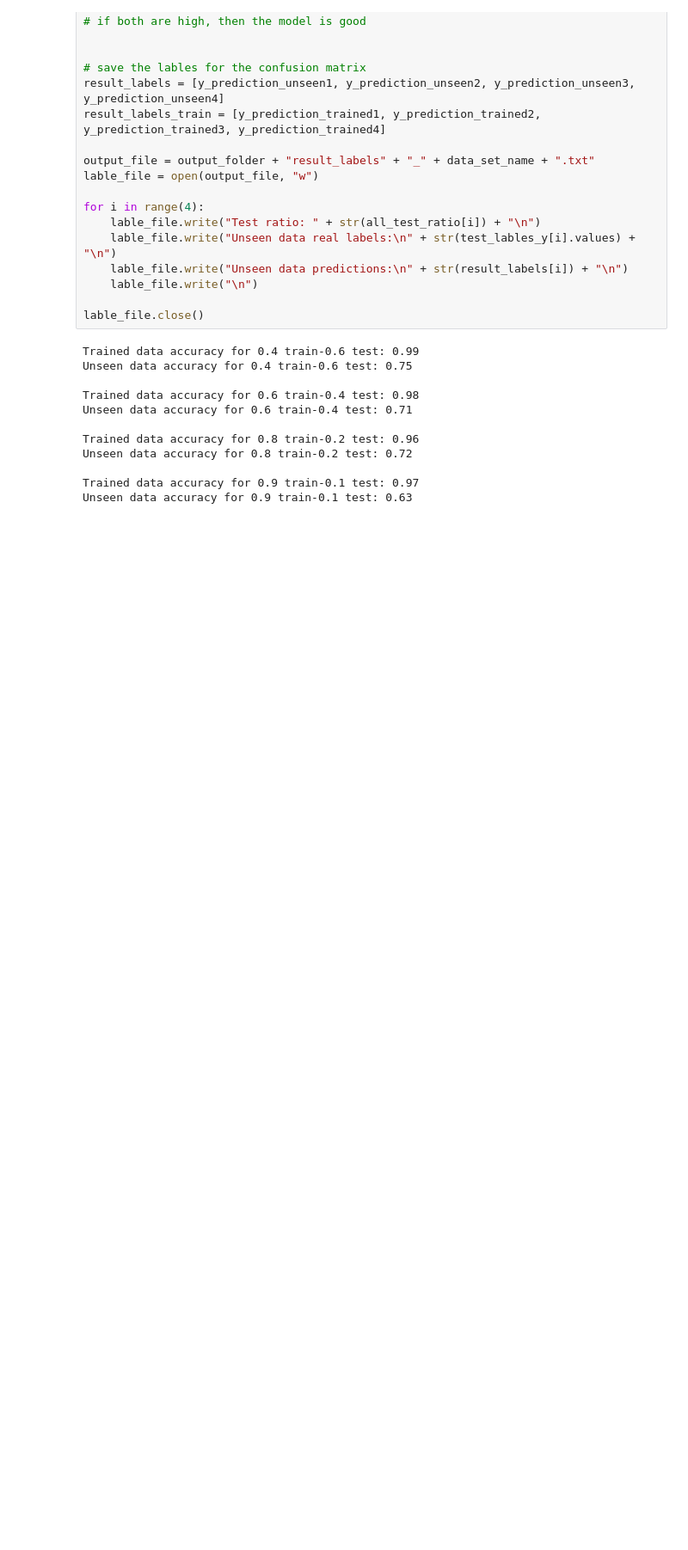
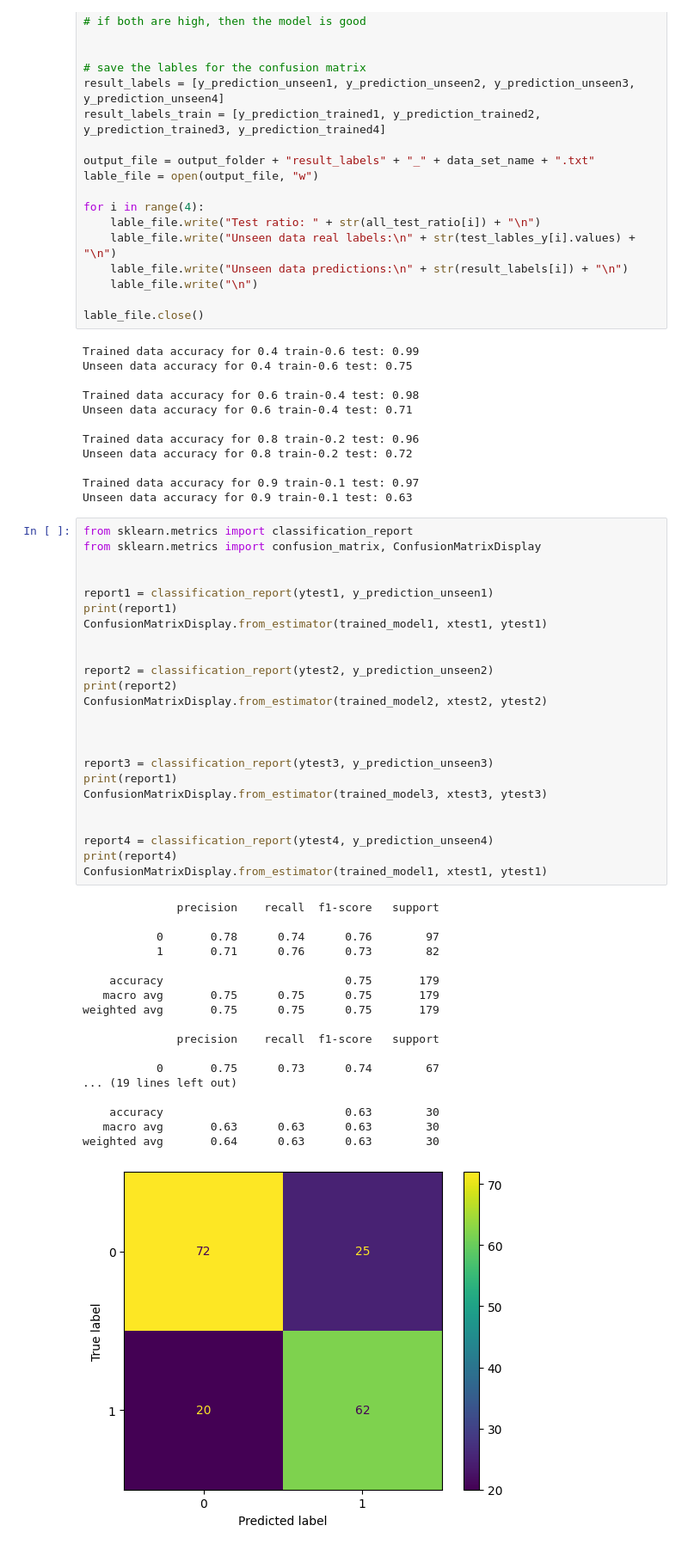
Before and after one commit to IamTpG/decision-tree, a Jupyter notebook: source/model/heart-disease-model.ipynb, the cells around one changed output. Shown at 86% size. Drawn from its saved outputs; the diff is of its cells as text; blank space fills up the shorter version.

Commit message:
report and matrix 3 database

```diff
--- a/source/model/heart-disease-model.ipynb
+++ b/source/model/heart-disease-model.ipynb
@@ -191,3 +191,46 @@ Unseen data accuracy for 0.8 train-0.2 test: 0.72
 
 Trained data accuracy for 0.9 train-0.1 test: 0.97
 Unseen data accuracy for 0.9 train-0.1 test: 0.63
+# %%
+from sklearn.metrics import classification_report
+from sklearn.metrics import confusion_matrix, ConfusionMatrixDisplay
+
+
+report1 = classification_report(ytest1, y_prediction_unseen1)
+print(report1)
+ConfusionMatrixDisplay.from_estimator(trained_model1, xtest1, ytest1)
+
+
+report2 = classification_report(ytest2, y_prediction_unseen2)
+print(report2)
+ConfusionMatrixDisplay.from_estimator(trained_model2, xtest2, ytest2)
+
+
+
+report3 = classification_report(ytest3, y_prediction_unseen3)
+print(report1)
+ConfusionMatrixDisplay.from_estimator(trained_model3, xtest3, ytest3)
+
+
+report4 = classification_report(ytest4, y_prediction_unseen4)
+print(report4)
+ConfusionMatrixDisplay.from_estimator(trained_model1, xtest1, ytest1)
+# %% [output]
+              precision    recall  f1-score   support
+
+           0       0.78      0.74      0.76        97
+           1       0.71      0.76      0.73        82
+
+    accuracy                           0.75       179
+   macro avg       0.75      0.75      0.75       179
+weighted avg       0.75      0.75      0.75       179
+
+              precision    recall  f1-score   support
+
+           0       0.75      0.73      0.74        67
+... (19 lines left out)
+
+    accuracy                           0.63        30
+   macro avg       0.63      0.63      0.63        30
+weighted avg       0.64      0.63      0.63        30
+[figure, added]
```
Also changed, not shown: parts of 1 cell of this notebook, 15 other files.
